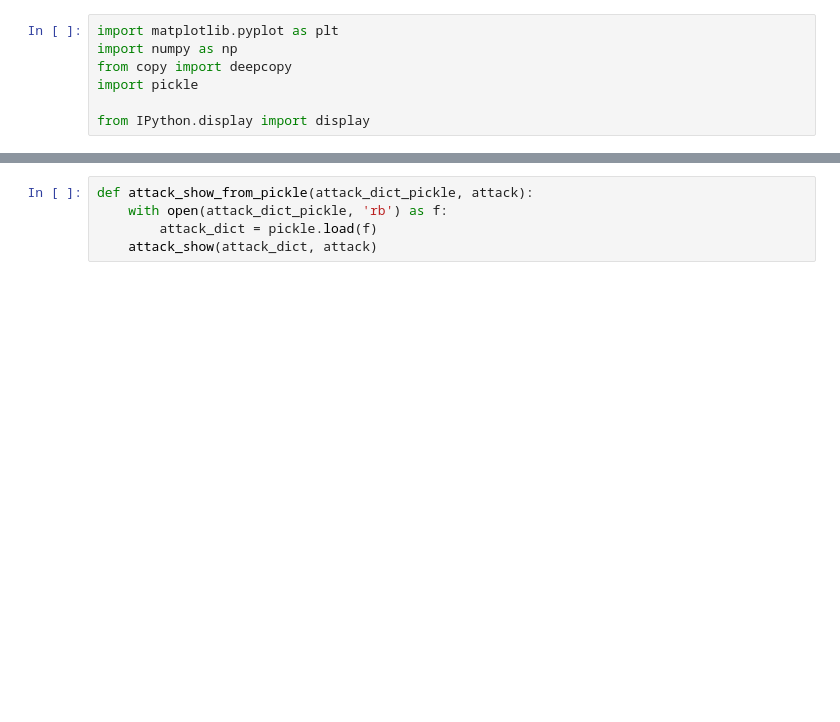
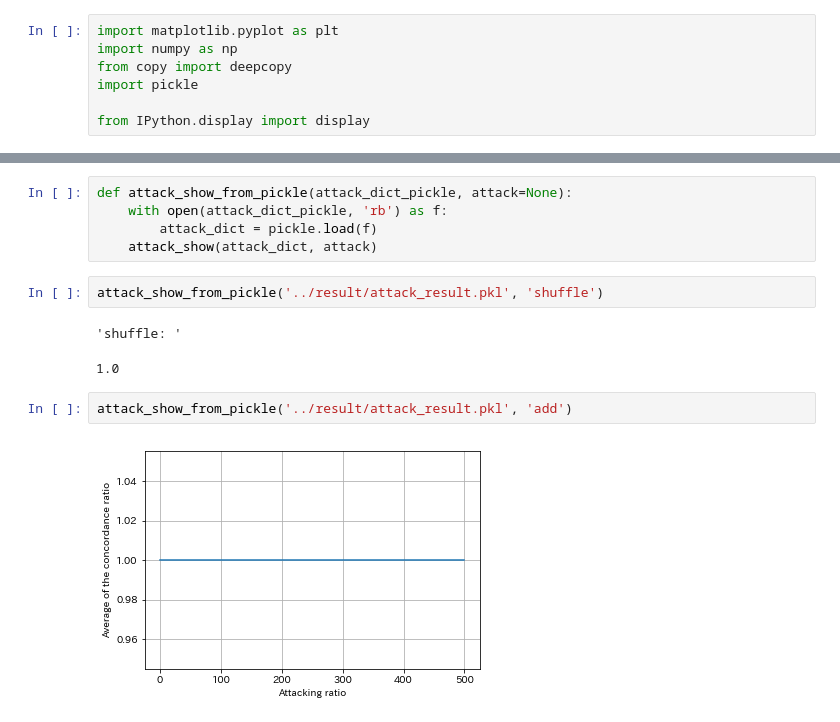
Before and after one commit to yuta1331/watermark, a Jupyter notebook: jupyter/attack_evaluation.ipynb, the cells around one changed output, grey strips where cells are left out. Saved outputs shown, nothing was run; the diff lists cells and outputs as text; blank space fills up the shorter version.

```diff
--- a/jupyter/attack_evaluation.ipynb
+++ b/jupyter/attack_evaluation.ipynb
@@ -28,8 +35,17 @@ def attack_show(attack_dict, attack):
 # %%
-def attack_show_from_pickle(attack_dict_pickle, attack):
+def attack_show_from_pickle(attack_dict_pickle, attack=None):
     with open(attack_dict_pickle, 'rb') as f:
         attack_dict = pickle.load(f)
     attack_show(attack_dict, attack)
+# %%
+attack_show_from_pickle('../result/attack_result.pkl', 'shuffle')
+# %% [output]
+'shuffle: '
+1.0
+# %%
+attack_show_from_pickle('../result/attack_result.pkl', 'add')
+# %% [output]
+[figure, added]
 # %%
 attack_show_from_pickle('../result/attack_result.pkl', 'del')
 # %% [output]
```
Also changed, not shown: parts of 5 cells of this notebook, 1 other file.
